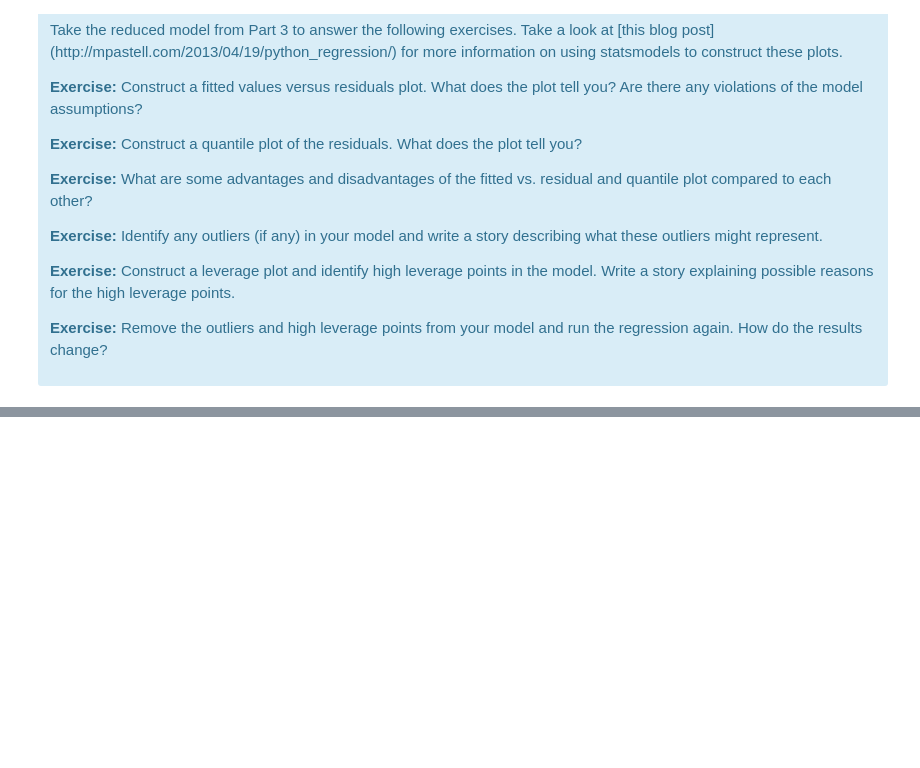
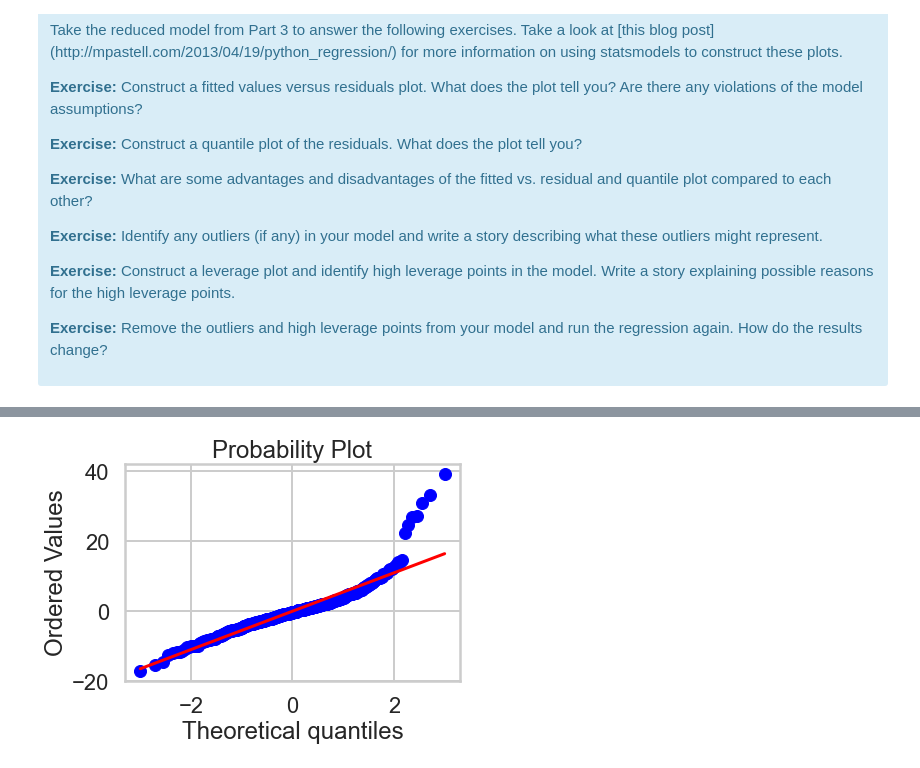
Before and after one commit to BinhKieu82/Springboard_NormProj, a Jupyter notebook: 11.4Boston_Housing_linear_regression/linear_regression/Mini_Project_Linear_Regression.ipynb, the cells around one changed output, grey strips where cells are left out. Saved outputs shown, nothing was run; the diff lists cells and outputs as text; code cells hidden in the pictures; blank space fills up the shorter version.

```diff
--- a/11.4Boston_Housing_linear_regression/linear_regression/Mini_Project_Linear_Regression.ipynb
+++ b/11.4Boston_Housing_linear_regression/linear_regression/Mini_Project_Linear_Regression.ipynb
@@ -810,0 +911,7 @@ There are some other issues that are important investigate with linear regressio
+# %%
+import pylab
+
+stats.probplot(residuals, dist="norm", plot=pylab)
+pylab.show()
+# %% [output]
+[figure, added]
```
Also changed, not shown: parts of 20 cells of this notebook.
